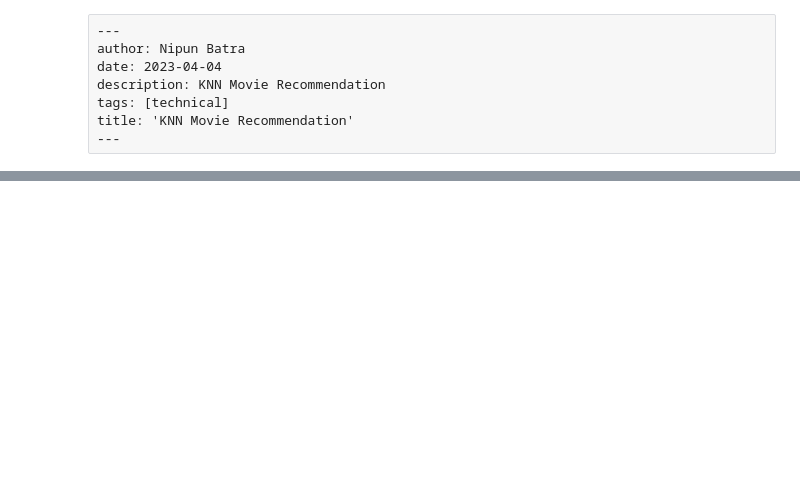
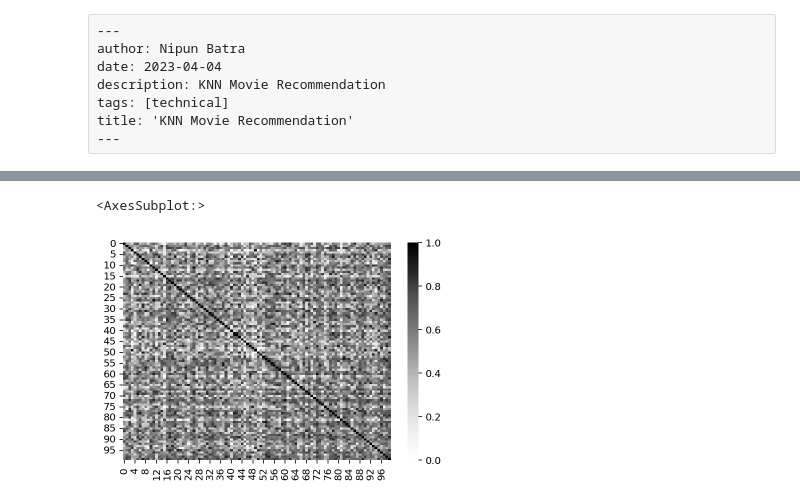
Before and after one commit to nipunbatra/ml2023, a Jupyter notebook: notebooks/posts/movie-recommendation-knn.ipynb, the cells around one changed output, grey strips where cells are left out. Drawn from its saved outputs; the diff is of its cells as text; code cells hidden in the pictures; blank space fills up the shorter version.

```diff
--- a/notebooks/posts/movie-recommendation-knn.ipynb
+++ b/notebooks/posts/movie-recommendation-knn.ipynb
@@ -140,4 +140,11 @@ pd.DataFrame(sim_matrix)
 100 rows × 100 columns
+# %%
+import seaborn as sns
+
+sns.heatmap(sim_matrix, cmap='Greys')
+# %% [output]
+<AxesSubplot:>
+[figure, added]
 # %%
 # Find the most similar users to user u
 
```
Also changed, not shown: parts of 15 cells of this notebook.
